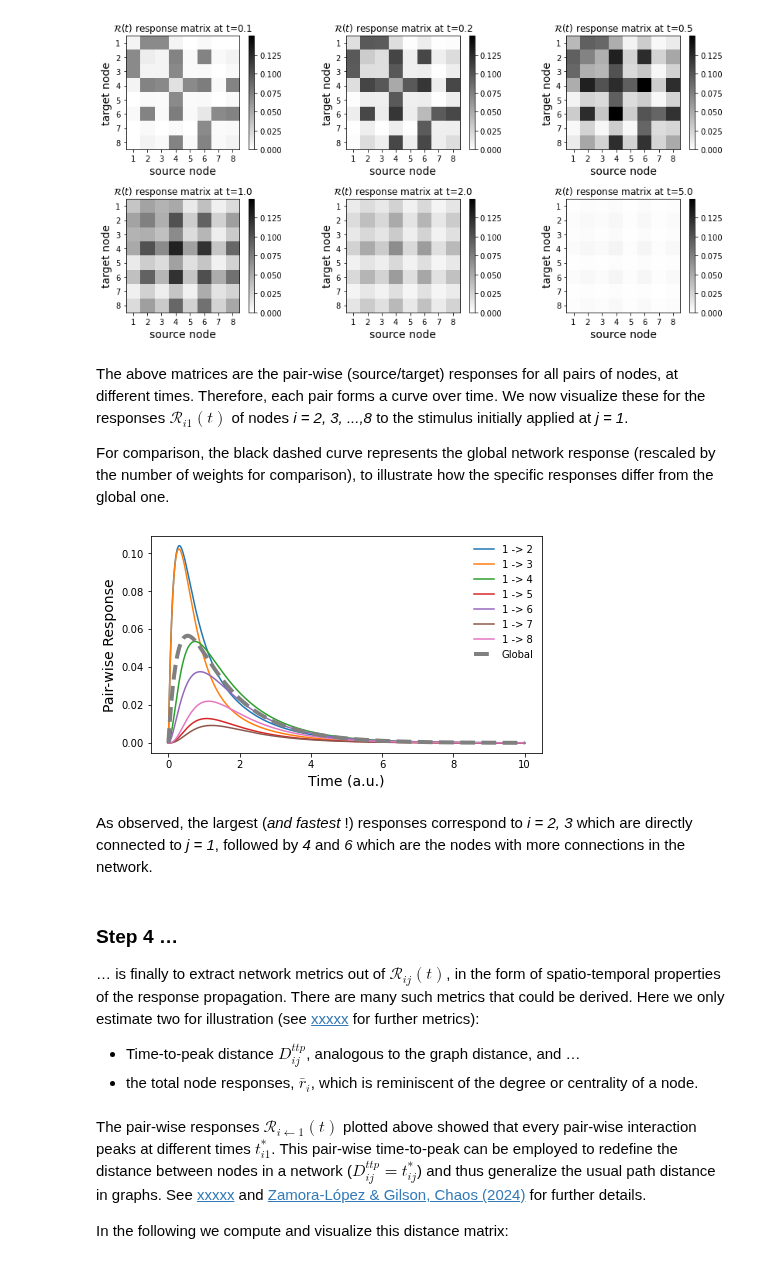
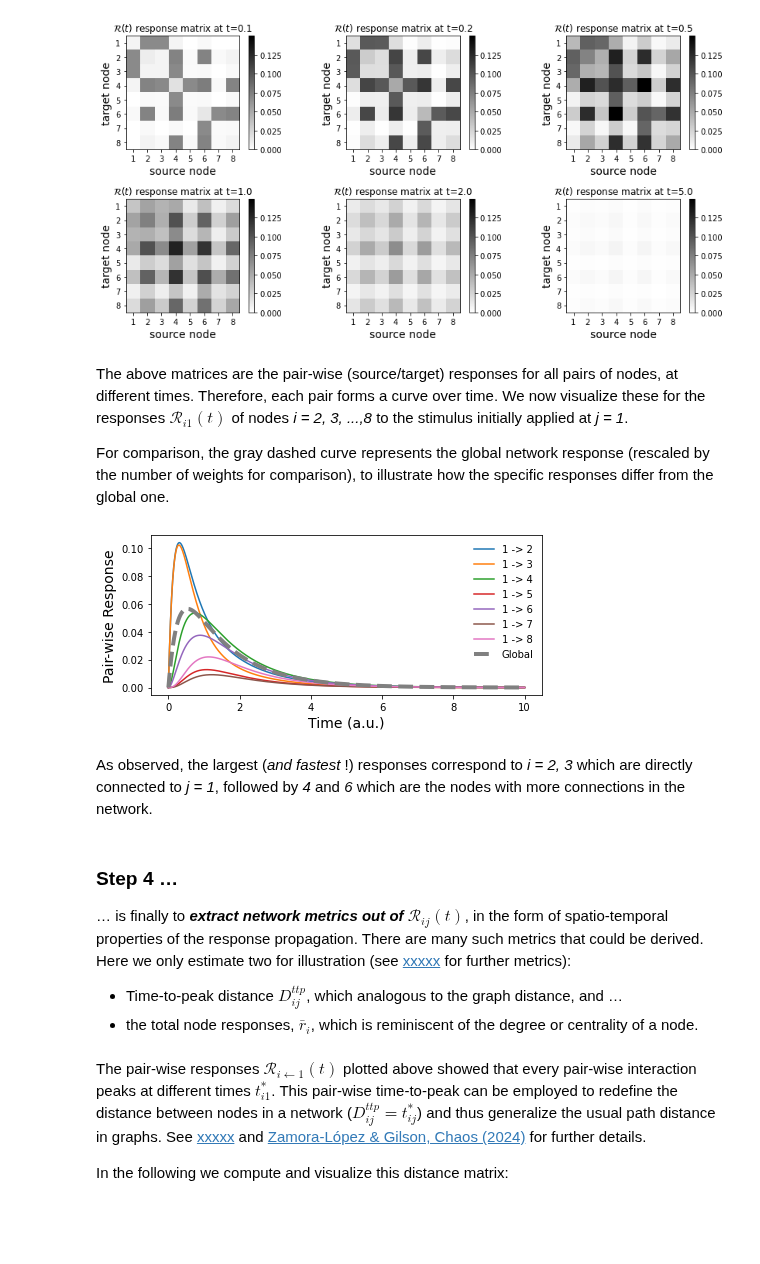
Before and after one commit to mb-BCA/SiReNetA_Tutorials, a Jupyter notebook: Tutorial_Notebooks/1_GettingStarted.ipynb, the cells around one changed output. Cells and saved outputs as stored; diff of their text form; code cells hidden in the pictures; blank space fills up the shorter version.

```diff
--- a/Tutorial_Notebooks/1_GettingStarted.ipynb
+++ b/Tutorial_Notebooks/1_GettingStarted.ipynb
@@ -213,32 +213,32 @@ plt.tight_layout()
 # %% [markdown]
 The above matrices are the pair-wise (source/target) responses for all pairs of nodes, at different times. Therefore, each pair forms a curve over time. We now visualize these for the responses $\mathcal{R}_{i1}(t)$ of nodes *i = 2, 3, ...,8* to the stimulus initially applied at *j = 1*.
 
-For comparison, the black dashed curve represents the global network response (rescaled by the number of weights for comparison), to illustrate how the specific responses differ from the global one.
+For comparison, the gray dashed curve represents the global network response (rescaled by the number of weights for comparison), to illustrate how the specific responses differ from the global one.
 # %%
 # Compute the global network response
 Rglob = sna.GlobalResponse(Rmats)
 
 # Plot the responses to stimulus applied at j = 1.
-plt.figure(figsize=(6.4,3.8))
+plt.figure(figsize=(6.4,3))
 for i in range(1,N):
     plt.plot(tpoints, Rmats[:,i,0], label='1 -> %d' %(i+1))
 plt.plot(tpoints, Rglob / N**2, label='Global', c='gray', ls='--', lw=4)
 plt.xlabel('Time (a.u.)')
 plt.ylabel('Pair-wise Response')
 plt.legend(frameon=False)
 
 plt.tight_layout()
 # %% [output]
-[figure, old version]
+[figure, new version]
 # %% [markdown]
 As observed, the largest (*and fastest* !) responses correspond to *i = 2, 3* which are directly connected to *j = 1*, followed by *4* and *6* which are the nodes with more connections in the network.
 # %% [markdown]
 ### Step 4 …
 
-… is finally to extract network metrics out of $\mathcal{R}_{ij}(t)$, in the form of spatio-temporal properties of the response propagation. There are many such metrics that could be derived. Here we only estimate two for illustration (see [xxxxx](#) for further metrics):
+… is finally to _**extract network metrics out of $\mathcal{R}_{ij}(t)$**_, in the form of spatio-temporal properties of the response propagation. There are many such metrics that could be derived. Here we only estimate two for illustration (see [xxxxx](#) for further metrics):
 
 
-- Time-to-peak distance $D^{ttp}_{ij}$, analogous to the graph distance, and …
+- Time-to-peak distance $D^{ttp}_{ij}$, which analogous to the graph distance, and …
 - the total node responses, $\bar{r}_i$, which is reminiscent of the degree or centrality of a node.
 # %% [markdown]
 The pair-wise responses $\mathcal{R}_{i \gets 1}(t)$ plotted above showed that every pair-wise interaction peaks at different times $t^*_{i1}$. This pair-wise time-to-peak can be employed to redefine the distance between nodes in a network ($D^{ttp}_{ij} = t^*_{ij}$) and thus  generalize the usual path distance in graphs. See [xxxxx](#) and [Zamora-López & Gilson, Chaos (2024)](https://doi.org/10.1063/5.0202241) for further details.
```
Also changed, not shown: parts of 9 cells of this notebook.
